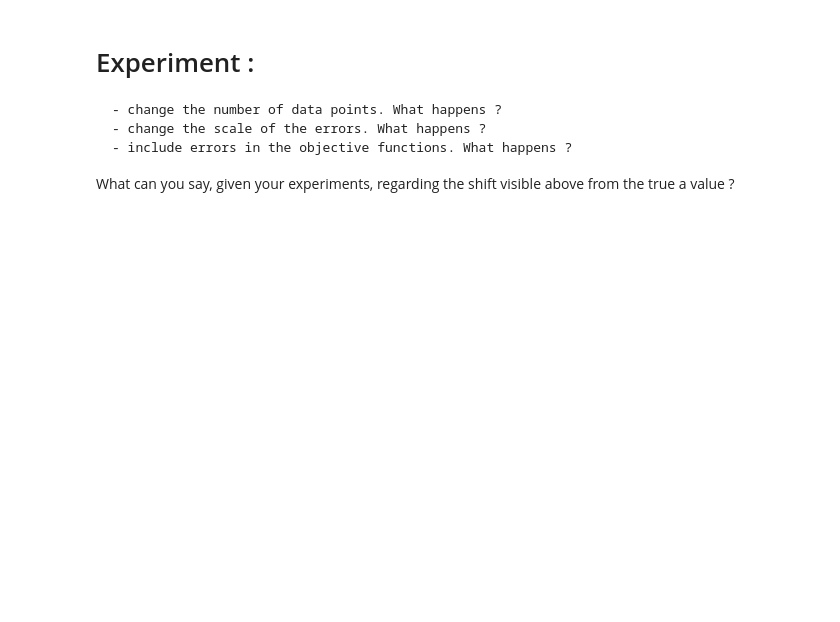
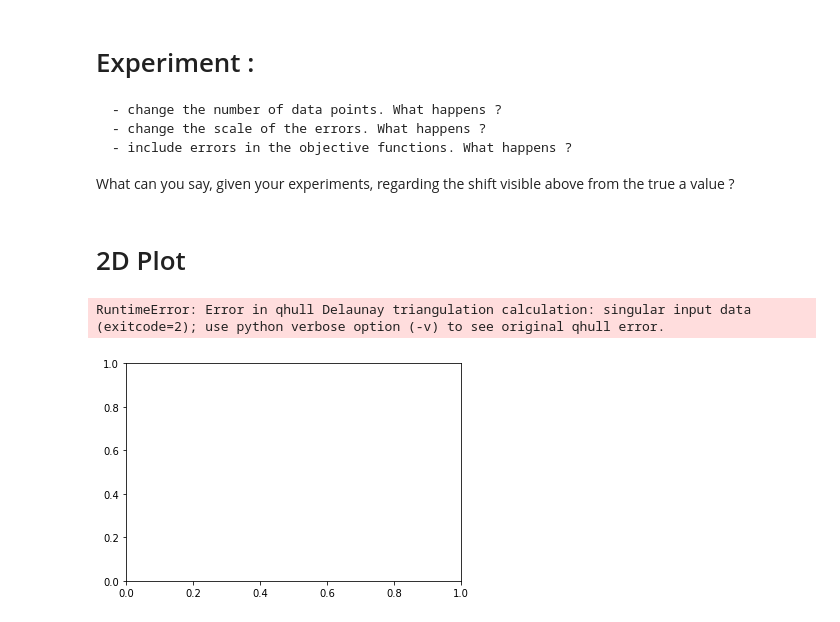
Before and after one commit to charlesll/ModelisationGeochimie, a Jupyter notebook: 03_VisualizeOF.ipynb, the cells around one changed output. Drawn from its saved outputs; the diff is of its cells as text; code cells hidden in the pictures; blank space fills up the shorter version.

```diff
--- a/03_VisualizeOF.ipynb
+++ b/03_VisualizeOF.ipynb
@@ -105,3 +105,29 @@ plt.tight_layout()
     - include errors in the objective functions. What happens ?
 
 What can you say, given your experiments, regarding the shift visible above from the true a value ?
+# %% [markdown]
+# 2D Plot
+# %%
+b_variation = np.linspace(8,12,num=200)
+
+# and we calculate the objective function for each value, fixing b to it's true value.
+LS_OF = np.zeros((200,200)) # we create a variable to store the least-square objective function values
+LAD_OF = np.zeros((200,200)) # same for LAD
+for i in range(len(a_variation)):
+    for j in range(len(b_variation)):
+        y_calculated = forward_model(x,a_variation[i],b_variation[j])
+        LS_OF[i,j] = least_squares(y_observed,y_calculated)
+        LAD_OF[i,j] = least_absolute_deviation(y_observed,y_calculated)
+# %%
+Xi, Yi = np.meshgrid(a_variation, b_variation)
+
+fig = plt.figure()
+ax = fig.add_subplot(111)
+ax.tricontourf(a_variation, b_variation, LS_OF, levels=14, linewidths=0.5, colors='k')
+
+plt.xlabel("A",fontsize = 18)
+plt.ylabel("B",fontsize = 18)
+#plt.zlabel("MISFIT",fontsize = 18)
+# %% [output]
+RuntimeError: Error in qhull Delaunay triangulation calculation: singular input data (exitcode=2); use python verbose option (-v) to see original qhull error.
+[figure, added]
```
Also changed, not shown: parts of 3 cells of this notebook, 6 other files.
